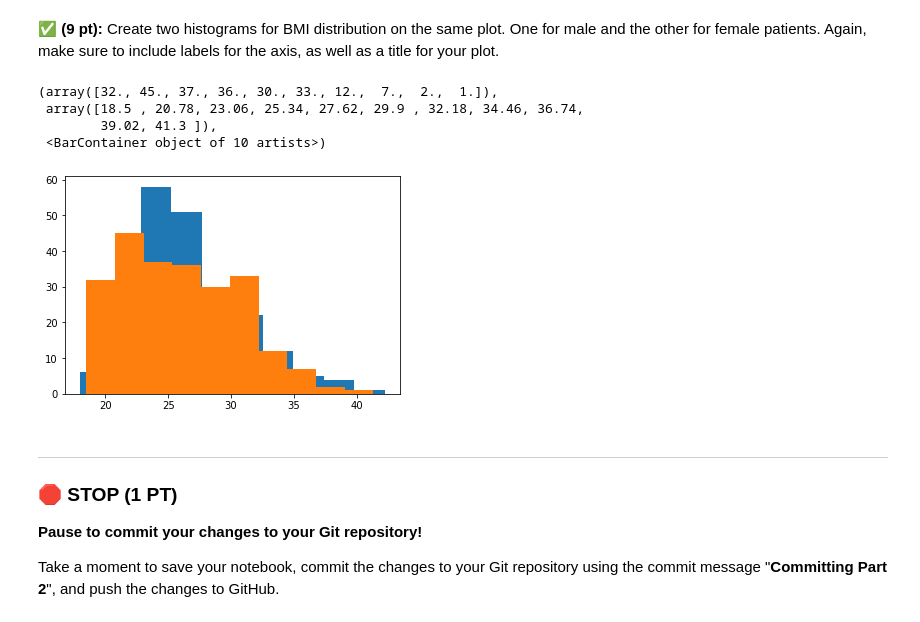
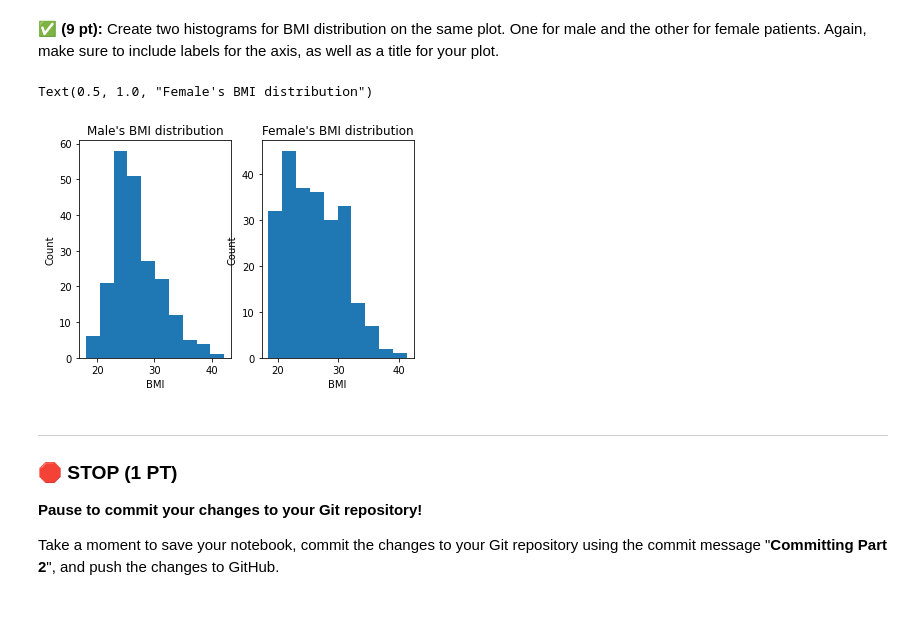
Before and after one commit to P01yh3/CMSE202-s23-midterm, a Jupyter notebook: CMSE202-Midterm-Sect001_TF_Mods-STUDENT.ipynb, the cells around one changed output. Cells and saved outputs as stored; diff of their text form; code cells hidden in the pictures.

```diff
--- a/CMSE202-Midterm-Sect001_TF_Mods-STUDENT.ipynb
+++ b/CMSE202-Midterm-Sect001_TF_Mods-STUDENT.ipynb
@@ -156,16 +156,20 @@ No handles with labels found to put in legend.
 df1_female=df1[df1["SEX"]==1]
 # %%
 ## put your code here
-plt.subplot(2,1,1)
-plt.hist(df1_male["BMI"])
-plt.
-plt.hist(df1_female["BMI"])
+plt.subplot(1,2,1)
+plt.hist(df1_male["BMI"]);
+plt.xlabel('BMI')
+plt.ylabel('Count')
+plt.title("Male's BMI distribution")
+
+plt.subplot(1,2,2)
+plt.hist(df1_female["BMI"]);
+plt.xlabel('BMI')
+plt.ylabel('Count')
+plt.title("Female's BMI distribution")
 # %% [output]
-(array([32., 45., 37., 36., 30., 33., 12.,  7.,  2.,  1.]),
- array([18.5 , 20.78, 23.06, 25.34, 27.62, 29.9 , 32.18, 34.46, 36.74,
-        39.02, 41.3 ]),
- <BarContainer object of 10 artists>)
+Text(0.5, 1.0, "Female's BMI distribution")
-[figure, old version]
+[figure, new version]
 # %% [markdown]
 ---
 ### &#128721; STOP (1 PT)
```
Also changed, not shown: parts of 7 cells of this notebook, 1 other file.
